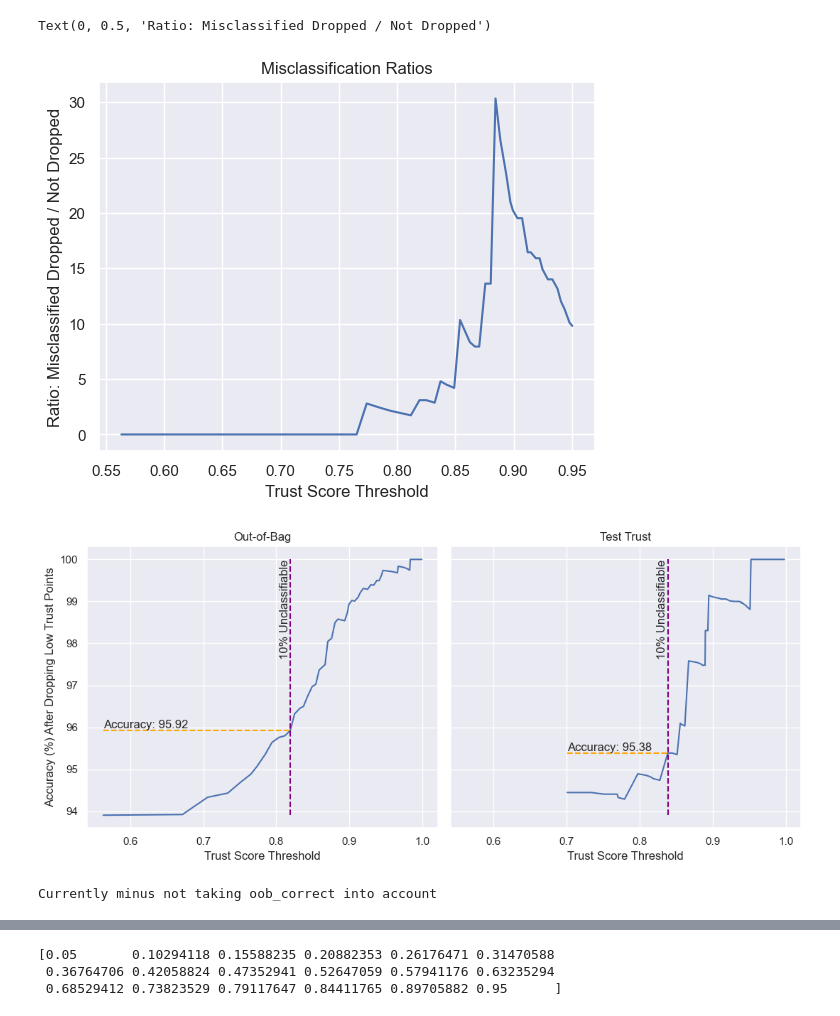
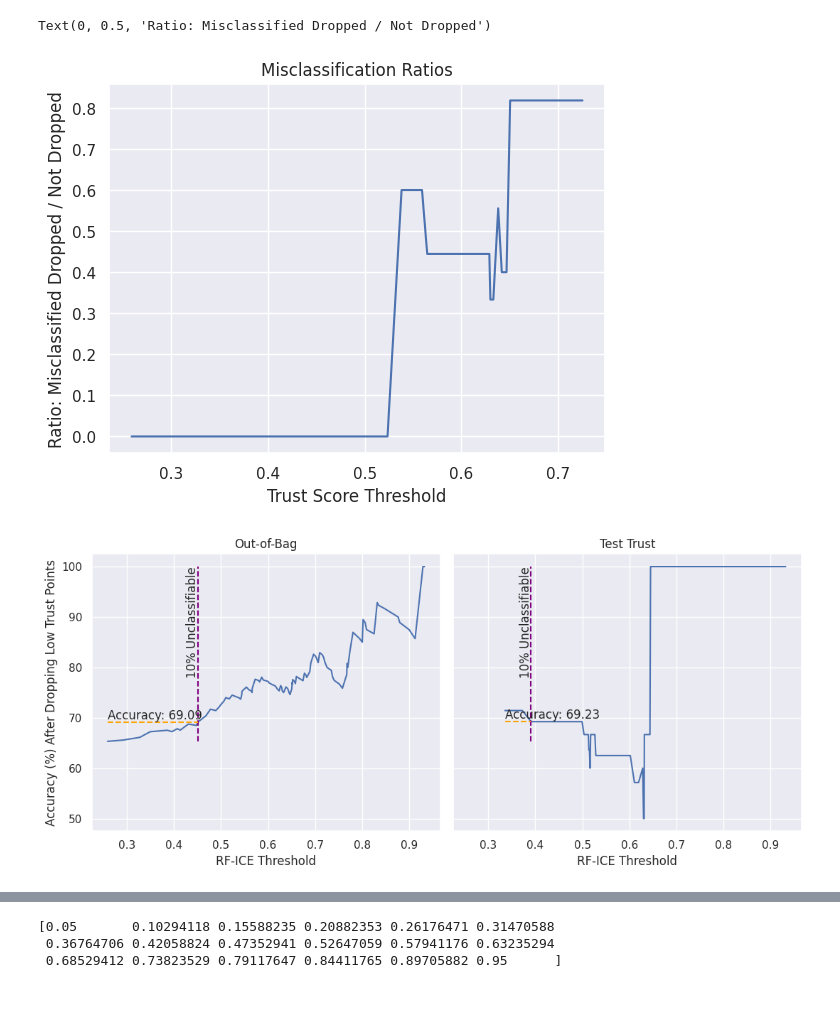
Before and after one commit to jakerhodes/RF-GAP-Python, a Jupyter notebook: trust_score_plots.ipynb, the cells around one changed output, grey strips where cells are left out. Drawn from its saved outputs; the diff is of its cells as text; code cells hidden in the pictures.

```diff
--- a/trust_score_plots.ipynb
+++ b/trust_score_plots.ipynb
@@ -13,8 +13,8 @@ from sklearn.preprocessing import MinMaxScaler
 # %%
 # Read in and prepare the data
 
-data_name = 'treeData'
-save_figs = True
+data_name = 'hepatitis'
+save_figs = False
 
 
 data   = pd.read_csv('../datasets/' + data_name + '.csv', sep = ',')
@@ -243,7 +264,7 @@ plt.ylabel('Ratio: Misclassified Dropped / Not Dropped')
 # That is, the higher the trust score, the more likely the model is to misclassify the dropped points
 # %% [output]
 Text(0, 0.5, 'Ratio: Misclassified Dropped / Not Dropped')
-[figure, old version]
+[figure, new version]
 # %%
 fig, axes = plt.subplots(1, 2, figsize = (11, 5), sharey = True, sharex = True)
 plt.subplots_adjust(hspace = 0.5, wspace = 0.1)
@@ -253,44 +274,42 @@ sns.lineplot(ax = axes[1], x = test_trust_quantiles, y = test_drop_accuracy * 10
 
 
 axes[0].vlines(x = oob_trust_quantiles[nearest_value_index(np.round(n_oob_dropped / n, 2), 0.1)], color = 'purple', linestyle = '--',
                ymin = np.min(oob_drop_accuracy) * 100, ymax = 100)
 
 axes[1].vlines(x = test_trust_quantiles[nearest_value_index(np.round(n_test_dropped / n_test, 2), 0.1)], color = 'purple', linestyle = '--',
                ymin = np.min(oob_drop_accuracy) * 100, ymax = 100)
 
-axes[0].text(oob_trust_quantiles[nearest_value_index(np.round(n_oob_dropped / n, 2), 0.1)] - 0.015, 100, '10% Unclassifiable', rotation=90, verticalalignment='top')
-axes[1].text(test_trust_quantiles[nearest_value_index(np.round(n_test_dropped / n_test, 2), 0.1)] - 0.015, 100, '10% Unclassifiable', rotation=90, verticalalignment='top')
+axes[0].text(oob_trust_quantiles[nearest_value_index(np.round(n_oob_dropped / n, 2), 0.1)] - 0.025, 100, '10% Unclassifiable', rotation=90, verticalalignment='top')
+axes[1].text(test_trust_quantiles[nearest_value_index(np.round(n_test_dropped / n_test, 2), 0.1)] - 0.025, 100, '10% Unclassifiable', rotation=90, verticalalignment='top')
 
 # Horizontal Lines
 x_value = oob_trust_quantiles[nearest_value_index(np.round(n_oob_dropped / n, 2), 0.1)]
 y_value = np.interp(x_value, oob_trust_quantiles, oob_drop_accuracy * 100)
 axes[0].hlines(y = y_value, xmin = np.min(oob_trust_quantiles), xmax = x_value, color = 'orange', linestyle = '--')
 axes[0].text(np.min(oob_trust_quantiles), y_value, f'Accuracy: {y_value:.2f}', verticalalignment='bottom')
 
 x_value = test_trust_quantiles[nearest_value_index(np.round(n_test_dropped / n_test, 2), 0.1)]
 y_value = np.interp(x_value, test_trust_quantiles, test_drop_accuracy * 100)
 axes[1].hlines(y = y_value, xmin = np.min(test_trust_quantiles), xmax = x_value, color = 'orange', linestyle = '--')
 axes[1].text(np.min(test_trust_quantiles), y_value, f'Accuracy: {y_value:.2f}', verticalalignment='bottom')
 
 axes[0].set_title('Out-of-Bag')
 axes[0].set_ylabel('Accuracy (%) After Dropping Low Trust Points')
-axes[0].set_xlabel('Trust Score Threshold')
+axes[0].set_xlabel('RF-ICE Threshold')
 
 axes[1].set_title('Test Trust')
-axes[1].set_xlabel('Trust Score Threshold')
+axes[1].set_xlabel('RF-ICE Threshold')
 
 plt.tight_layout()
 
 if save_figs:
     plt.savefig('./figures/' + data_name + '_accuracy_after_dropped.pdf')
 # %% [output]
-[figure, old version]
+[figure, new version]
 # %%
 rffull = RFGAP(oob_score = True, random_state = 42)
 rffull.fit(x, y)
 full_trust_scores = rffull.get_trust_scores()
-# %% [output]
-Currently minus not taking oob_correct into account
 # %%
 qs = [0.7, 0.8, 0.85, 0.9, 0.95]
 
```
Also changed, not shown: parts of 15 cells of this notebook, 2 other files.
